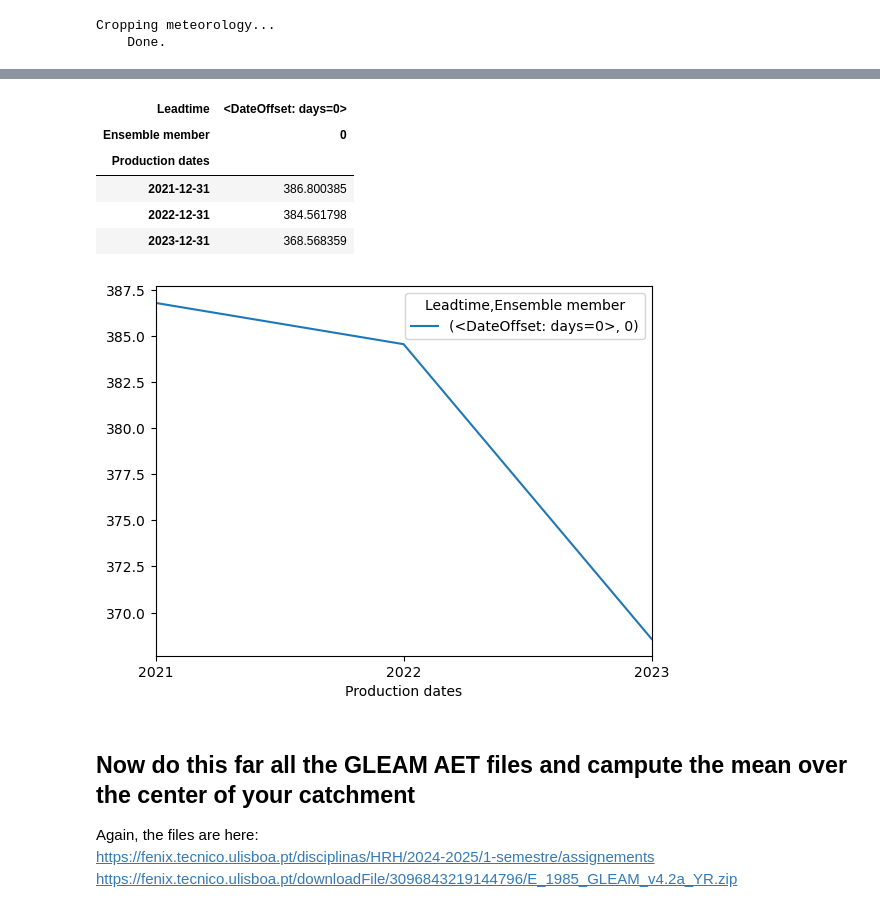
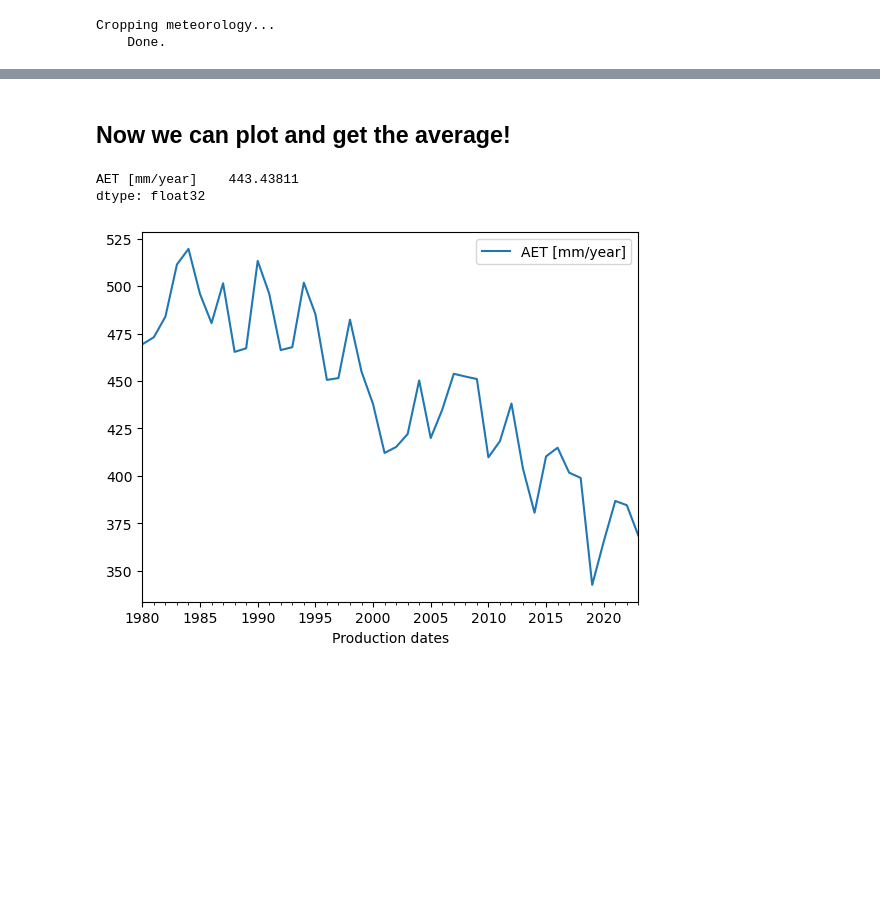
Before and after one commit to JosePedroMatos/SHU_hydrology, a Jupyter notebook: Working evapotranspiration.ipynb, the cells around one changed output, grey strips where cells are left out. Cells and saved outputs as stored; diff of their text form; code cells hidden in the pictures; blank space fills up the shorter version.

```diff
--- a/Working evapotranspiration.ipynb
+++ b/Working evapotranspiration.ipynb
@@ -103,20 +118,19 @@ https://fenix.tecnico.ulisboa.pt/downloadFile/3096843219144796/E_1985_GLEAM_v4.2
 # %%
 gleam_files_path = Path(r'./additional/')
 
-aet_all = None
+aet_series = []
 files = [f for f in gleam_files_path.glob('*.nc')]
 files.sort()
 for f0 in files:
     print(f0.name)
 
     tmp = read_gleam(f0)
-    if aet_all is None:
-        aet_all = tmp
-    else:
-        aet_all.join(tmp)
+    aet_series_ = tmp.getDataFromLatLon(lat, lon)
+    aet_series.append(aet_series_)
 
-# Save for later use
-aet_all.save('gleam_aet.mr')
+aet_series_all = pd.concat(aet_series, axis=0)
+aet_series_all.columns = ['AET [mm/year]']
+aet_series_all
 # %% [output]
 E_2021_GLEAM_v4.2a_YR.nc
 E_2022_GLEAM_v4.2a_YR.nc
@@ -135,17 +143,9 @@ Shanghai can be an example:
-# %%
-aet_series = aet_all.getDataFromLatLon(31.2, 121.4)
-aet_series.plot()
-aet_series
-# %% [output]
-| Leadtime | <DateOffset: days=0> |
-| Ensemble member | 0 |
-| Production dates |  |
-| 2021-12-31 | 386.800385 |
-| 2022-12-31 | 384.561798 |
-| 2023-12-31 | 368.568359 |
-[figure, removed]
 # %% [markdown]
-## Now do this far all the GLEAM AET files and campute the mean over the center of your catchment
-Again, the files are here:
-https://fenix.tecnico.ulisboa.pt/disciplinas/HRH/2024-2025/1-semestre/assignements
-https://fenix.tecnico.ulisboa.pt/downloadFile/3096843219144796/E_1985_GLEAM_v4.2a_YR.zip
+## Now we can plot and get the average!
+# %%
+aet_series_all.plot()
+aet_series_all.mean()
+# %% [output]
+AET [mm/year]    443.43811
+dtype: float32
+[figure, added]
```
Also changed, not shown: parts of 11 cells of this notebook.
